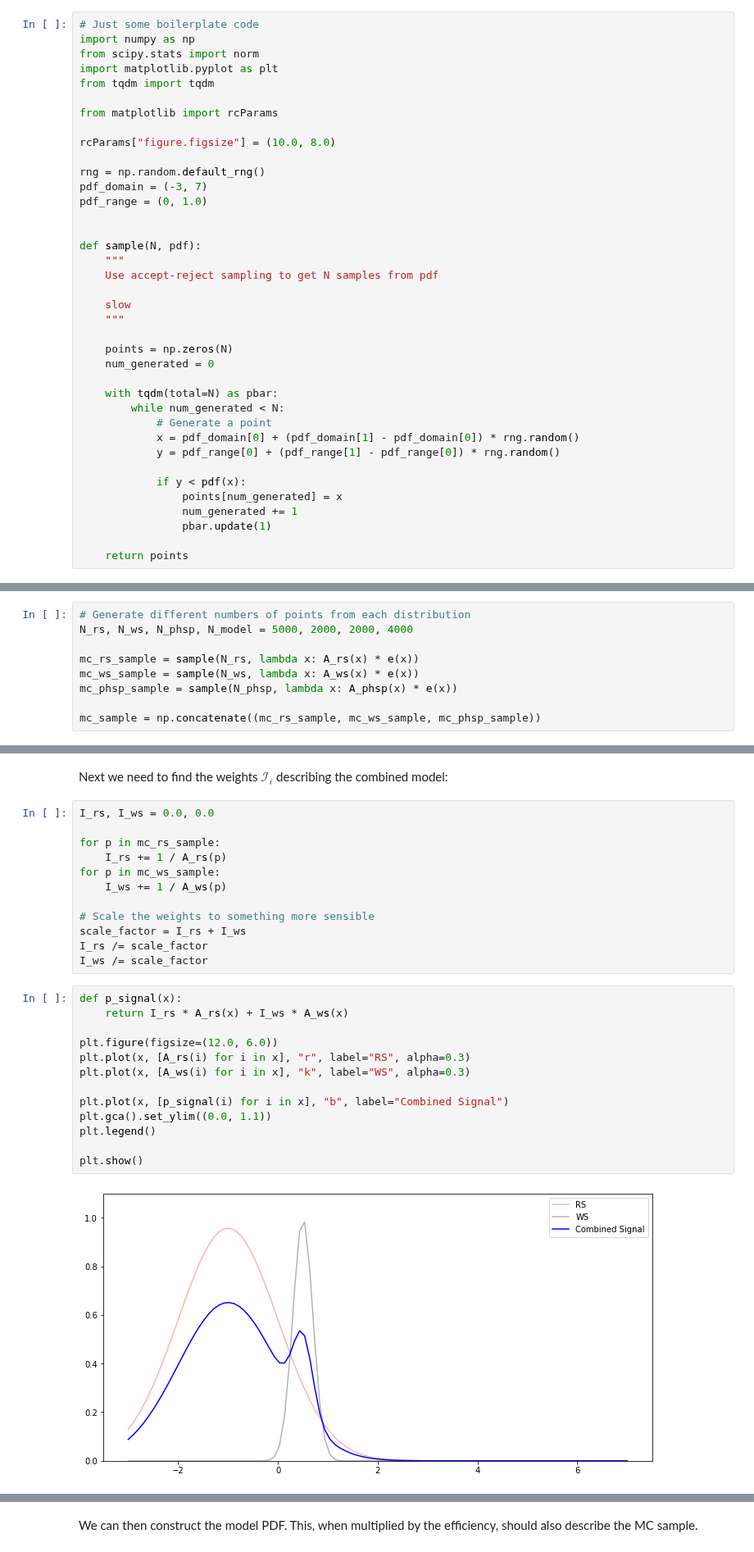
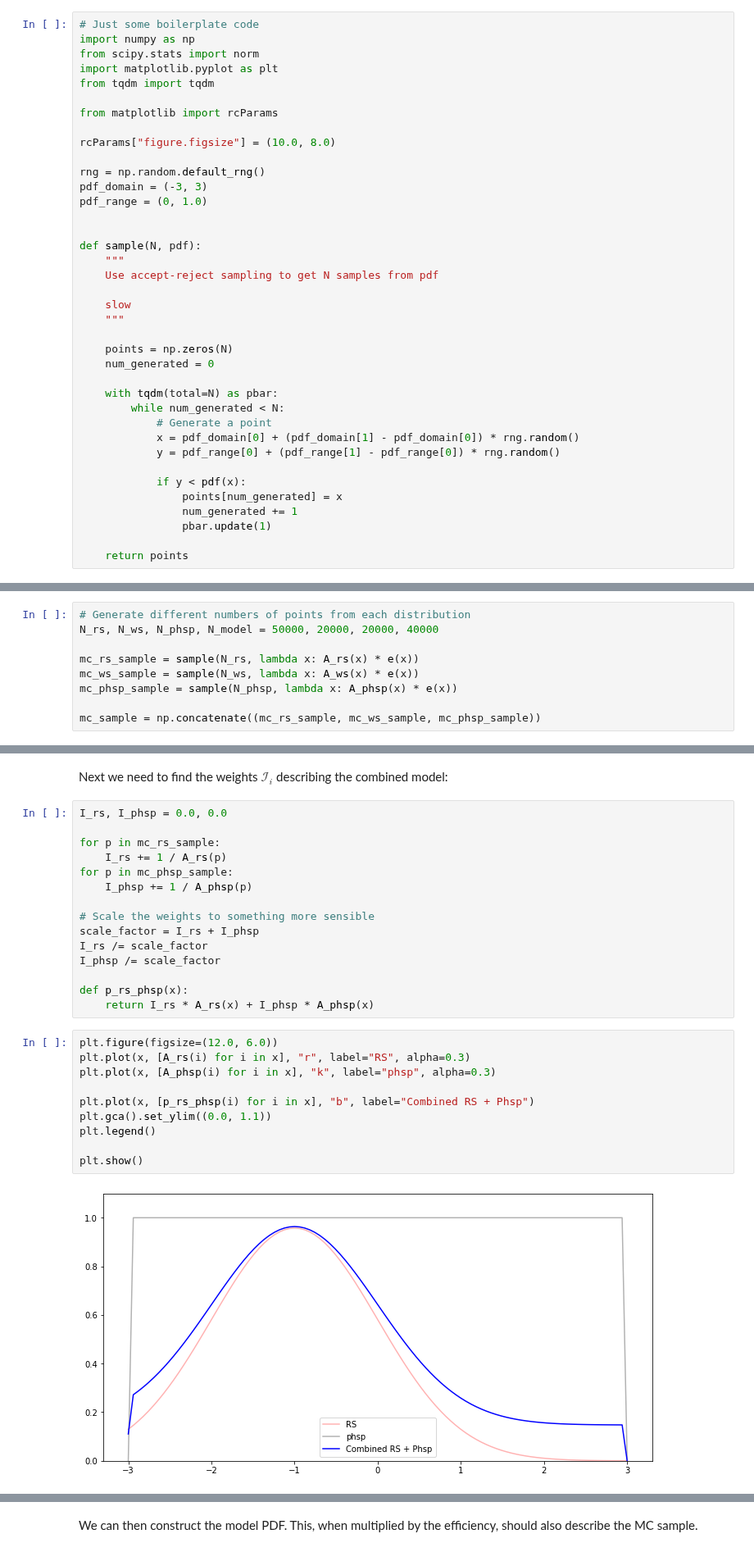
Before and after one commit to richard-lane/addPdfs, a Jupyter notebook: efficiency_toy.ipynb, the cells around one changed output, grey strips where cells are left out. Shown at 82% size. Saved outputs shown, nothing was run; the diff lists cells and outputs as text.

```diff
--- a/efficiency_toy.ipynb
+++ b/efficiency_toy.ipynb
@@ -15,7 +15,7 @@ from matplotlib import rcParams
 rcParams["figure.figsize"] = (10.0, 8.0)
 
 rng = np.random.default_rng()
-pdf_domain = (-3, 7)
+pdf_domain = (-3, 3)
 pdf_range = (0, 1.0)
 
 
@@ -102,6 +104,6 @@ plt.show()
 # %%
 # Generate different numbers of points from each distribution
-N_rs, N_ws, N_phsp, N_model = 5000, 2000, 2000, 4000
+N_rs, N_ws, N_phsp, N_model = 50000, 20000, 20000, 40000
 
 mc_rs_sample = sample(N_rs, lambda x: A_rs(x) * e(x))
 mc_ws_sample = sample(N_ws, lambda x: A_ws(x) * e(x))
@@ -125,29 +127,29 @@ plt.show()
 # %% [markdown]
 Next we need to find the weights $\mathcal{I}_i$ describing the combined model:
 # %%
-I_rs, I_ws = 0.0, 0.0
+I_rs, I_phsp = 0.0, 0.0
 
 for p in mc_rs_sample:
     I_rs += 1 / A_rs(p)
-for p in mc_ws_sample:
-    I_ws += 1 / A_ws(p)
+for p in mc_phsp_sample:
+    I_phsp += 1 / A_phsp(p)
 
 # Scale the weights to something more sensible
-scale_factor = I_rs + I_ws
+scale_factor = I_rs + I_phsp
 I_rs /= scale_factor
-I_ws /= scale_factor
+I_phsp /= scale_factor
+
+def p_rs_phsp(x):
+    return I_rs * A_rs(x) + I_phsp * A_phsp(x)
 # %%
-def p_signal(x):
-    return I_rs * A_rs(x) + I_ws * A_ws(x)
-
 plt.figure(figsize=(12.0, 6.0))
 plt.plot(x, [A_rs(i) for i in x], "r", label="RS", alpha=0.3)
-plt.plot(x, [A_ws(i) for i in x], "k", label="WS", alpha=0.3)
+plt.plot(x, [A_phsp(i) for i in x], "k", label="phsp", alpha=0.3)
 
-plt.plot(x, [p_signal(i) for i in x], "b", label="Combined Signal")
+plt.plot(x, [p_rs_phsp(i) for i in x], "b", label="Combined RS + Phsp")
 plt.gca().set_ylim((0.0, 1.1))
 plt.legend()
 
 plt.show()
 # %% [output]
-[figure, old version]
+[figure, new version]
```
Also changed, not shown: parts of 15 cells of this notebook.
